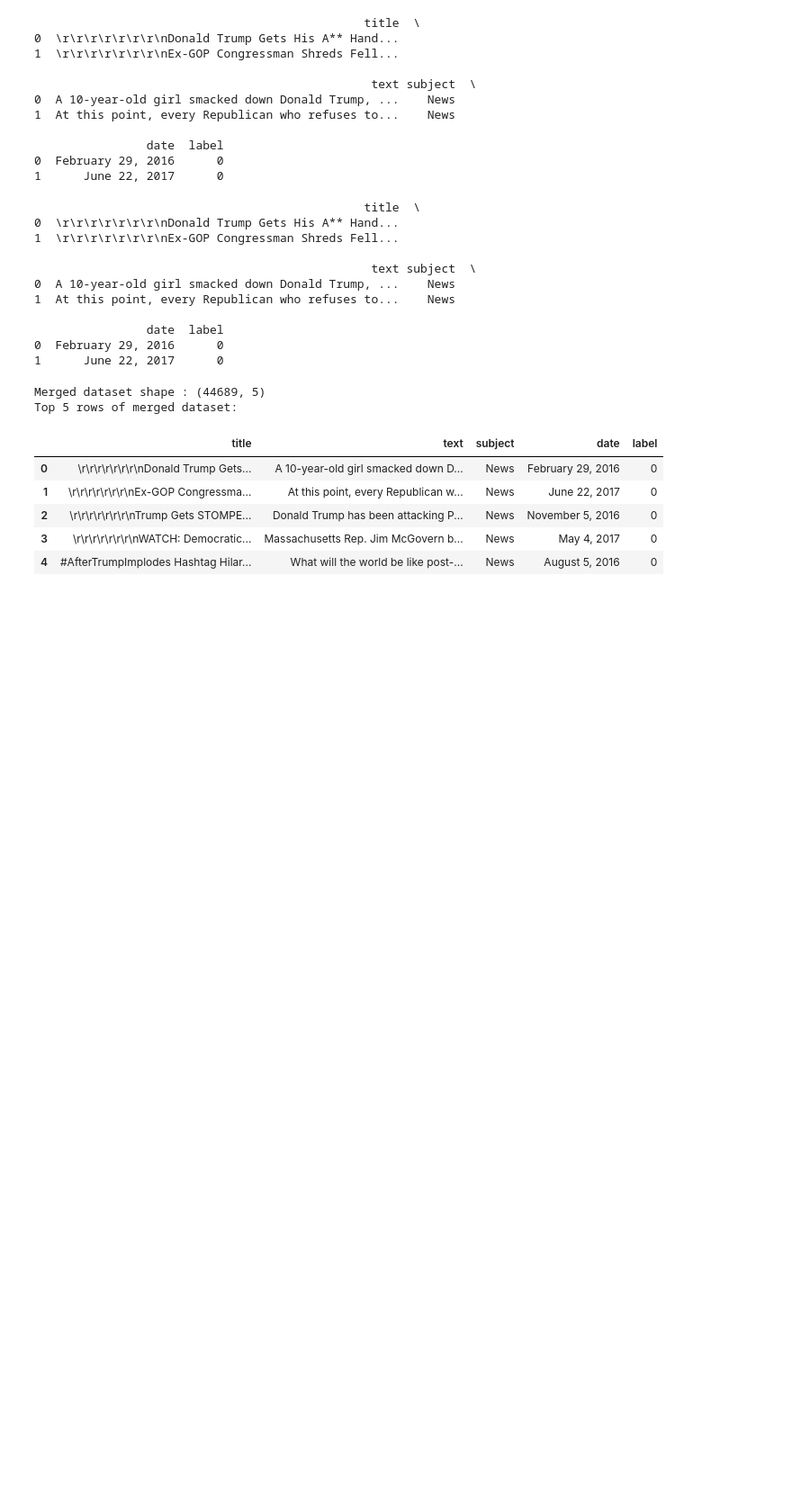
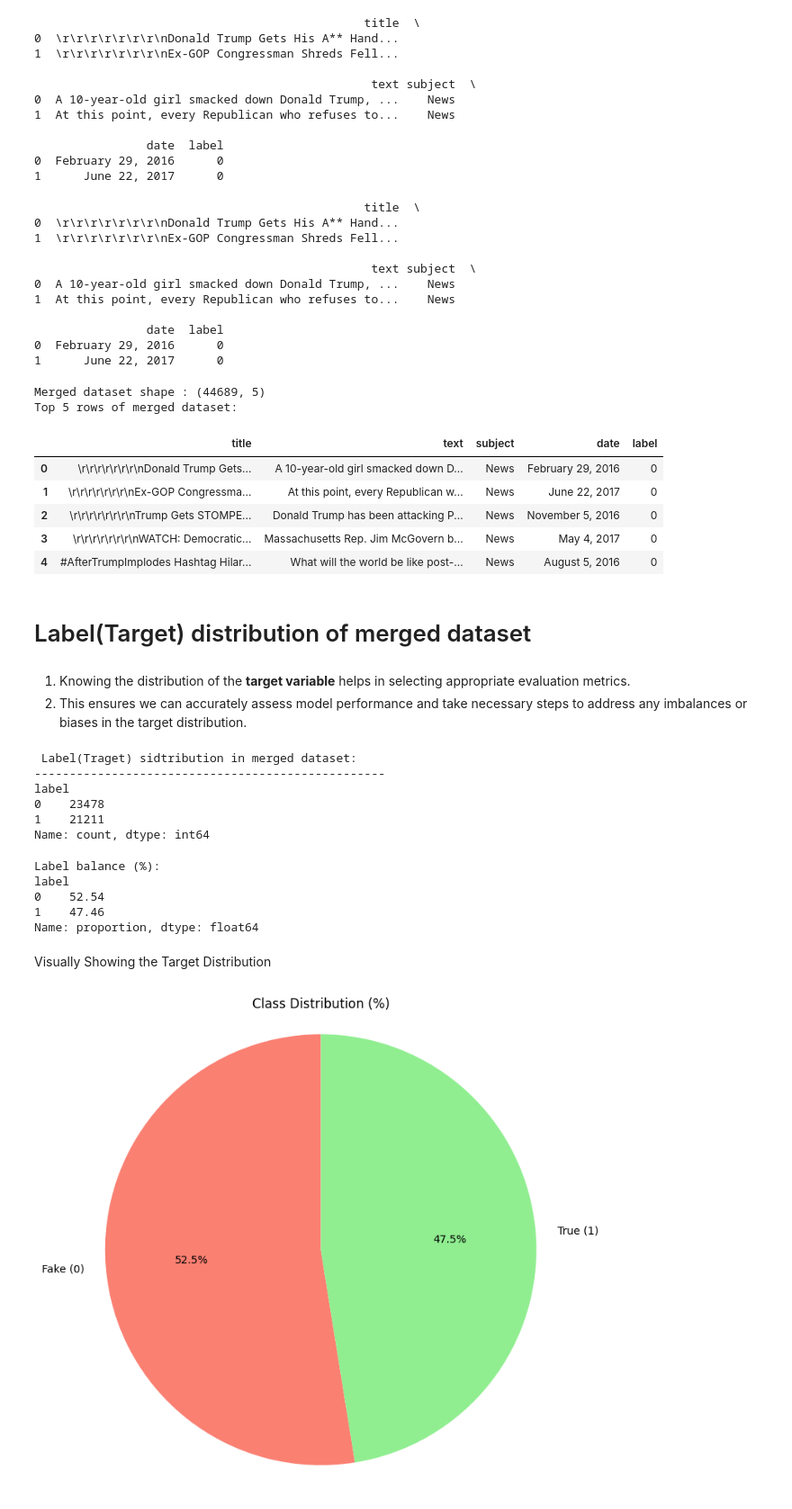
Before and after one commit to rajukarki467/Data-Science-projects, a Jupyter notebook: FakeNewsDetection.ipynb, the cells around one changed output. Shown at 90% size. Cells and saved outputs as stored; diff of their text form; code cells hidden in the pictures; blank space fills up the shorter version.

Commit message:
Adding a Visualization of the target and word distribution

```diff
--- a/FakeNewsDetection.ipynb
+++ b/FakeNewsDetection.ipynb
@@ -502,3 +502,44 @@ Top 5 rows of merged dataset:
 | 2 | \r\r\r\r\r\r\r\nTrump Gets STOMPE... | Donald Trump has been attacking P... | News | November 5, 2016 | 0 |
 | 3 | \r\r\r\r\r\r\r\nWATCH: Democratic... | Massachusetts Rep. Jim McGovern b... | News | May 4, 2017 | 0 |
 | 4 | #AfterTrumpImplodes Hashtag Hilar... | What will the world be like post-... | News | August 5, 2016 | 0 |
+# %% [markdown]
+# Label(Target) distribution of merged dataset
+# %% [markdown]
+1. Knowing the distribution of the **target variable** helps in selecting appropriate evaluation metrics.
+2. This ensures we can accurately assess model performance and take necessary steps to address any imbalances or biases in the target distribution.
+# %%
+print(" Label(Traget) sidtribution in merged dataset: ")
+print("-"*50)
+print(df_train['label'].value_counts())
+print()
+# %% [output]
+ Label(Traget) sidtribution in merged dataset:
+--------------------------------------------------
+label
+0    23478
+1    21211
+Name: count, dtype: int64
+# %%
+print("Label balance (%):")
+print(df_train['label'].value_counts(normalize=True).mul(100).round(2))
+print()
+# %% [output]
+Label balance (%):
+label
+0    52.54
+1    47.46
+Name: proportion, dtype: float64
+# %% [markdown]
+Visually Showing the Target Distribution
+# %%
+#Get class counts
+class_count = df_train['label'].value_counts()
+
+#--piechart---
+plt.figure(figsize=(8,8))
+plt.pie(class_count,labels=['Fake (0)', 'True (1)'] ,autopct ="%1.1f%%",startangle =90,colors=['salmon','lightgreen'])
+plt.title('Class Distribution (%)')
+plt.axis('equal') # Equal aspect ratio ensure that pie is drawn as a circle
+plt.show()
+# %% [output]
+[figure, added]
```
Also changed, not shown: parts of 5 cells of this notebook.
